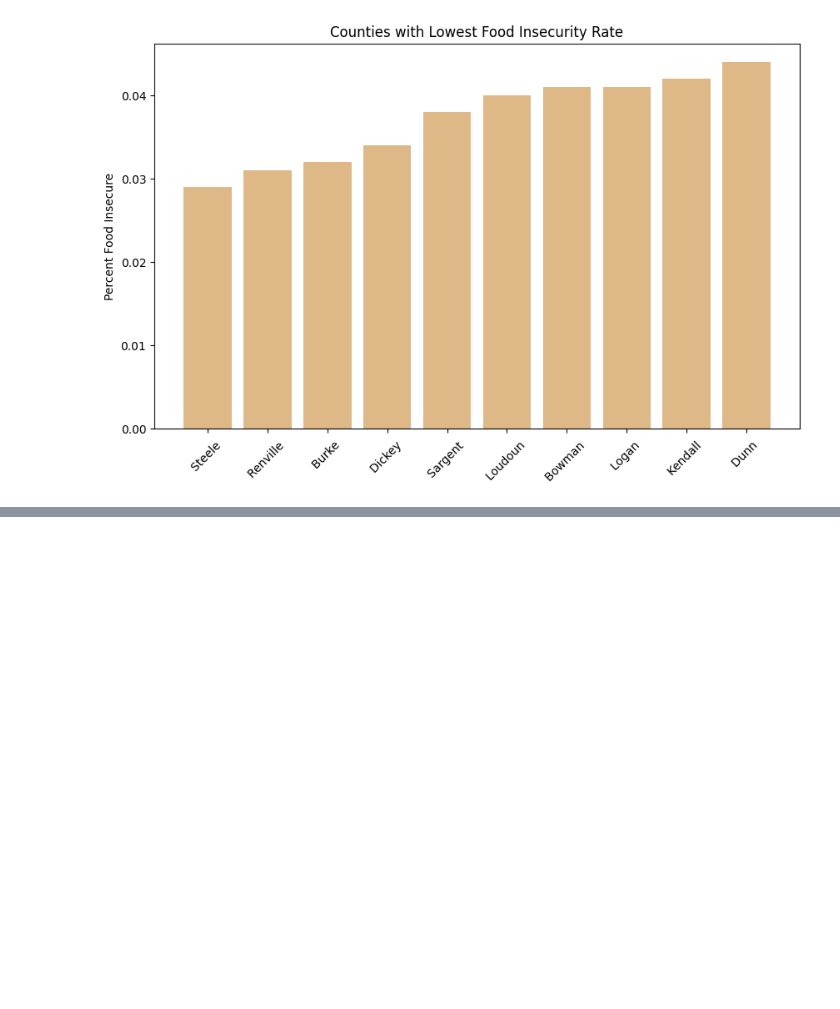
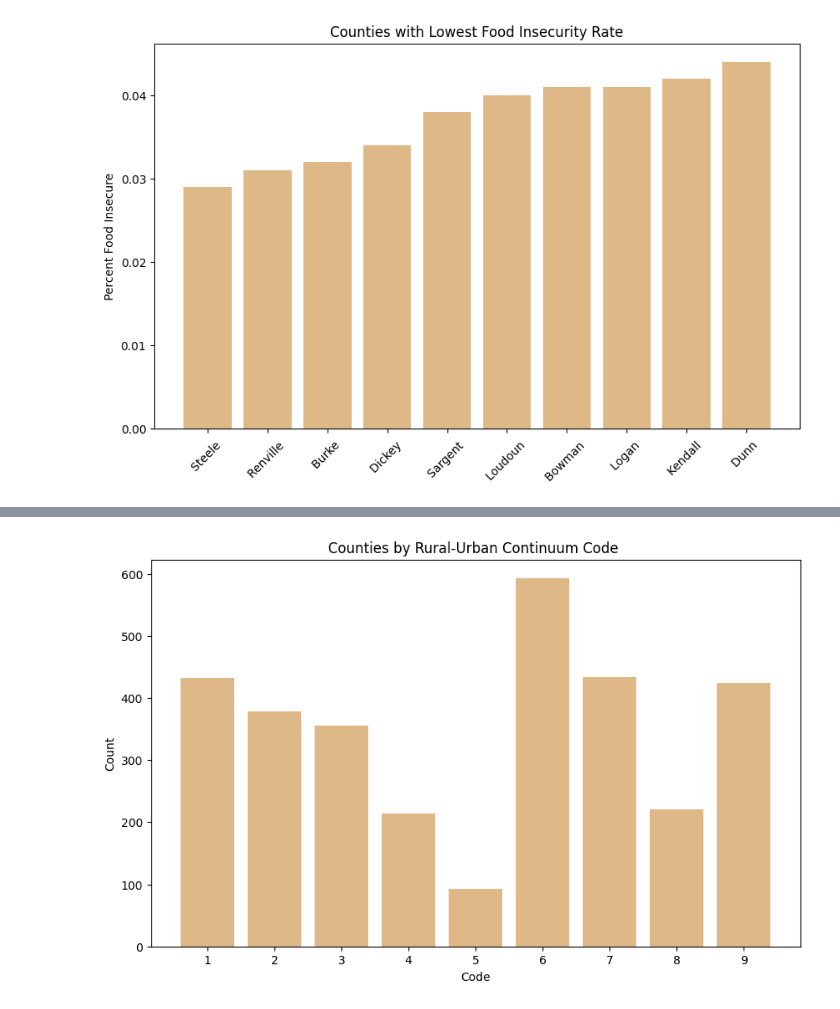
Before and after one commit to LaraTerpetschnig/Canaries, a Jupyter notebook: notebooks/bar_graph.ipynb, the cells around one changed output, grey strips where cells are left out. Drawn from its saved outputs; the diff is of its cells as text; code cells hidden in the pictures; blank space fills up the shorter version.

```diff
--- a/notebooks/bar_graph.ipynb
+++ b/notebooks/bar_graph.ipynb
@@ -96,0 +124,3 @@ plt.show()
+# %%
+urban_rural = meal_gap['rangeRuralUrban'].value_counts().sort_index()
+urban_rural
@@ -96,0 +139,10 @@ plt.show()
+# %%
+plt.figure(figsize=(10, 6))
+plt.bar(list(urban_rural.index), urban_rural.values, color='burlywood')
+plt.title('Counties by Rural-Urban Continuum Code ')
+plt.xticks(list(range(1, 10)))
+plt.xlabel('Code')
+plt.ylabel('Count')
+plt.show()
+# %% [output]
+[figure, added]
```
Also changed, not shown: parts of 7 cells of this notebook, 1 other file.
